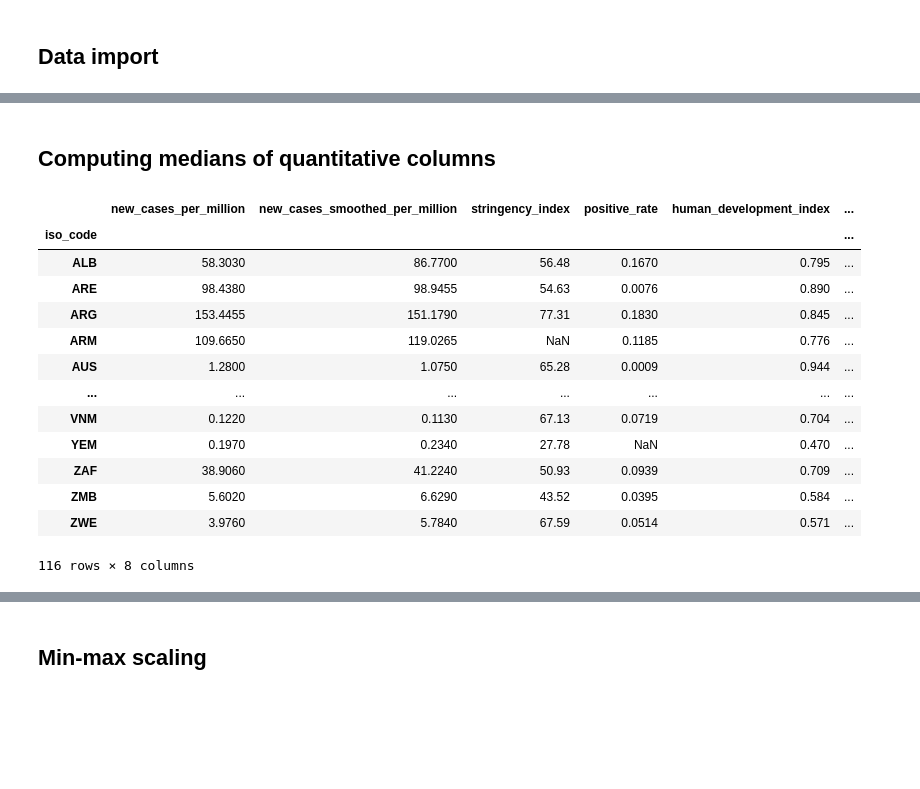
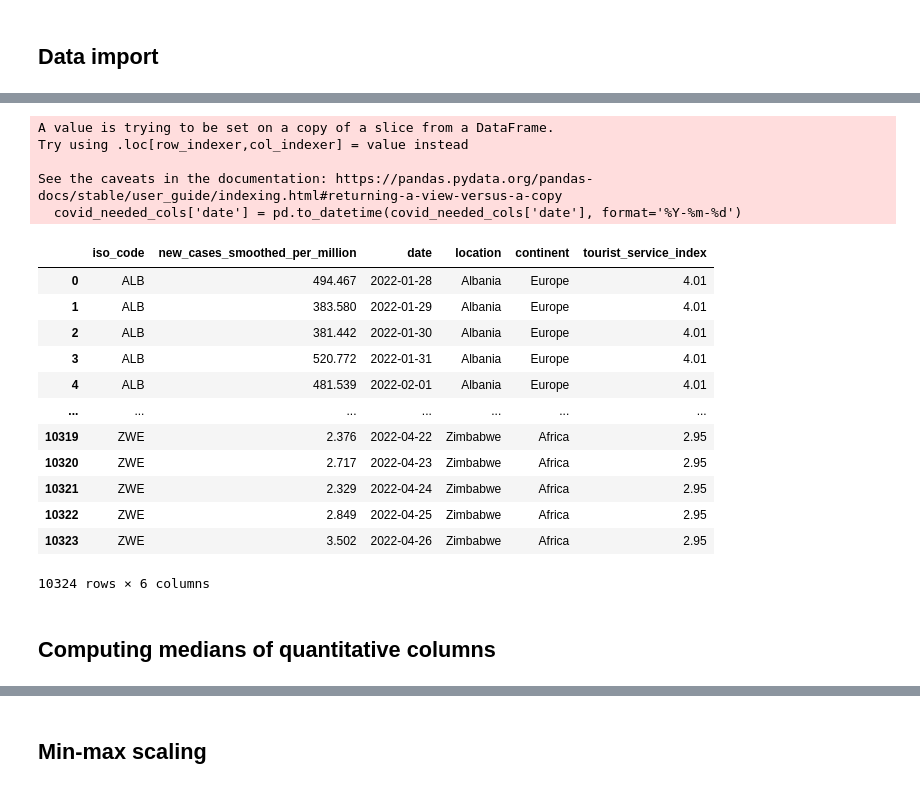
Before and after one commit to serenawatson/data3888, a Jupyter notebook: Eve_initial_variable_selection_clustering.ipynb, the cells around one changed output, grey strips where cells are left out. Cells and saved outputs as stored; diff of their text form; code cells hidden in the pictures; blank space fills up the shorter version.

```diff
--- a/Eve_initial_variable_selection_clustering.ipynb
+++ b/Eve_initial_variable_selection_clustering.ipynb
@@ -39,3 +54,38 @@ df
+# %%
+covid_colnames = ['iso_code',
+                  'new_cases_smoothed_per_million',
+                  'date'
+                 ]
+
+covid_needed_cols = covid[covid_colnames]
+# %%
+covid_needed_cols['date'] = pd.to_datetime(covid_needed_cols['date'], format='%Y-%m-%d')
+# %% [output]
+A value is trying to be set on a copy of a slice from a DataFrame.
+Try using .loc[row_indexer,col_indexer] = value instead
+
+See the caveats in the documentation: https://pandas.pydata.org/pandas-docs/stable/user_guide/indexing.html#returning-a-view-versus-a-copy
+  covid_needed_cols['date'] = pd.to_datetime(covid_needed_cols['date'], format='%Y-%m-%d')
+# %%
+covid_needed_cols = covid_needed_cols[covid_needed_cols['date'] >= datetime.now() - timedelta(days = 90)]
+# %%
+covid_merged = pd.merge(covid_needed_cols, df_without_covid, on="iso_code")
+# %%
+covid_merged
+# %% [output]
+|  | iso_code | new_cases_smoothed_per_million | date | location | continent | tourist_service_index |
+| 0 | ALB | 494.467 | 2022-01-28 | Albania | Europe | 4.01 |
+| 1 | ALB | 383.580 | 2022-01-29 | Albania | Europe | 4.01 |
+| 2 | ALB | 381.442 | 2022-01-30 | Albania | Europe | 4.01 |
+| 3 | ALB | 520.772 | 2022-01-31 | Albania | Europe | 4.01 |
+| 4 | ALB | 481.539 | 2022-02-01 | Albania | Europe | 4.01 |
+| ... | ... | ... | ... | ... | ... | ... |
+| 10319 | ZWE | 2.376 | 2022-04-22 | Zimbabwe | Africa | 2.95 |
+| 10320 | ZWE | 2.717 | 2022-04-23 | Zimbabwe | Africa | 2.95 |
+| 10321 | ZWE | 2.329 | 2022-04-24 | Zimbabwe | Africa | 2.95 |
+| 10322 | ZWE | 2.849 | 2022-04-25 | Zimbabwe | Africa | 2.95 |
+| 10323 | ZWE | 3.502 | 2022-04-26 | Zimbabwe | Africa | 2.95 |
+10324 rows × 6 columns
 # %% [markdown]
 ## Computing medians of quantitative columns
 # %%
@@ -43,18 +93 @@ medians = df.groupby(["iso_code"]).median()
-# %%
-medians
-# %% [output]
-|  | new_cases_per_million | new_cases_smoothed_per_million | stringency_index | positive_rate | human_development_index | ... |
-| iso_code |  |  |  |  |  | ... |
-| ALB | 58.3030 | 86.7700 | 56.48 | 0.1670 | 0.795 | ... |
-| ARE | 98.4380 | 98.9455 | 54.63 | 0.0076 | 0.890 | ... |
-| ARG | 153.4455 | 151.1790 | 77.31 | 0.1830 | 0.845 | ... |
-| ARM | 109.6650 | 119.0265 | NaN | 0.1185 | 0.776 | ... |
-| AUS | 1.2800 | 1.0750 | 65.28 | 0.0009 | 0.944 | ... |
-| ... | ... | ... | ... | ... | ... | ... |
-| VNM | 0.1220 | 0.1130 | 67.13 | 0.0719 | 0.704 | ... |
-| YEM | 0.1970 | 0.2340 | 27.78 | NaN | 0.470 | ... |
-| ZAF | 38.9060 | 41.2240 | 50.93 | 0.0939 | 0.709 | ... |
-| ZMB | 5.6020 | 6.6290 | 43.52 | 0.0395 | 0.584 | ... |
-| ZWE | 3.9760 | 5.7840 | 67.59 | 0.0514 | 0.571 | ... |
-116 rows × 8 columns
 # %%
```
Also changed, not shown: parts of 52 cells of this notebook, 2 other files.
